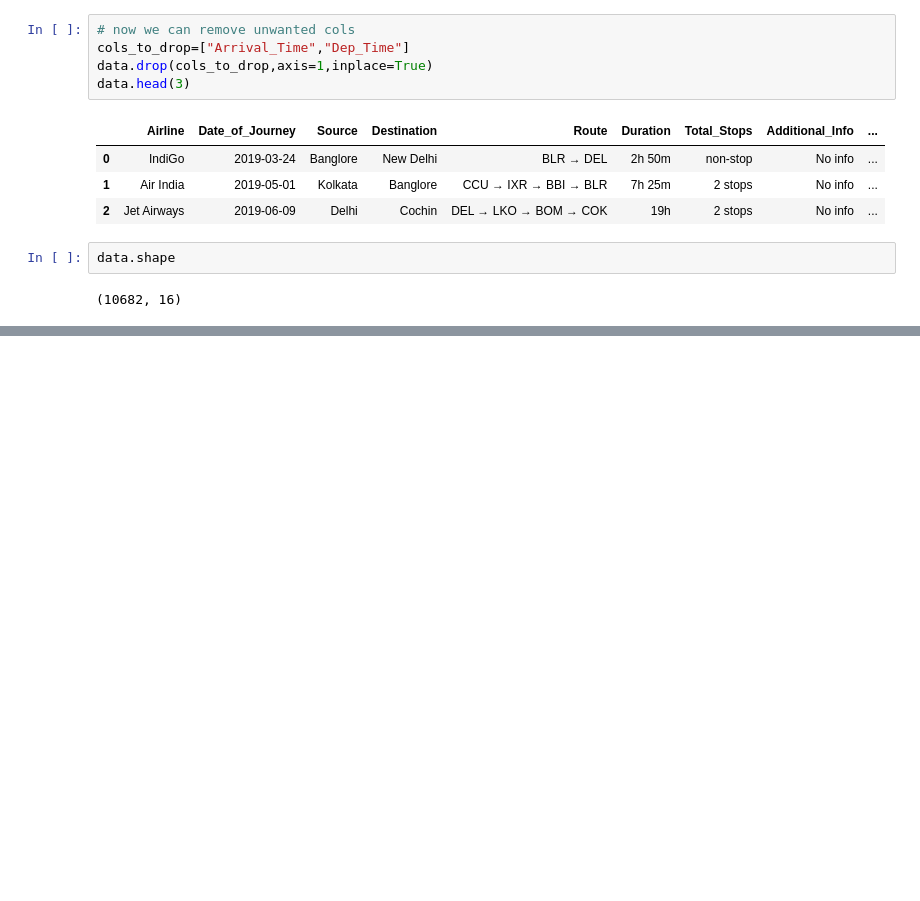
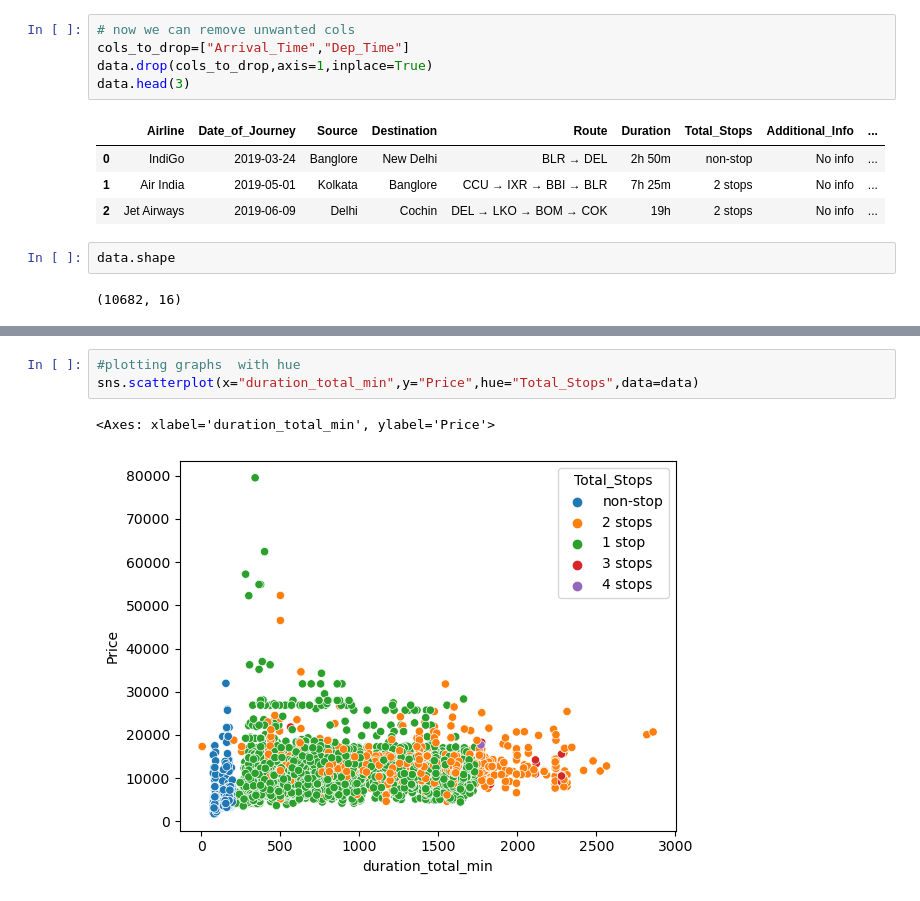
Before and after one commit to tamilgovind2025/mytraining, a Jupyter notebook: ch09_datascience_projects/ch01_flight_fare_detection_01/ch01_flight_fare_detection_code_01.ipynb, the cells around one changed output, grey strips where cells are left out. Saved outputs shown, nothing was run; the diff lists cells and outputs as text; blank space fills up the shorter version.

```diff
--- a/ch09_datascience_projects/ch01_flight_fare_detection_01/ch01_flight_fare_detection_code_01.ipynb
+++ b/ch09_datascience_projects/ch01_flight_fare_detection_01/ch01_flight_fare_detection_code_01.ipynb
@@ -250,0 +459,6 @@ data.shape
+# %%
+#plotting graphs  with hue
+sns.scatterplot(x="duration_total_min",y="Price",hue="Total_Stops",data=data)
+# %% [output]
+<Axes: xlabel='duration_total_min', ylabel='Price'>
+[figure, added]
```
Also changed, not shown: parts of 33 cells of this notebook.
